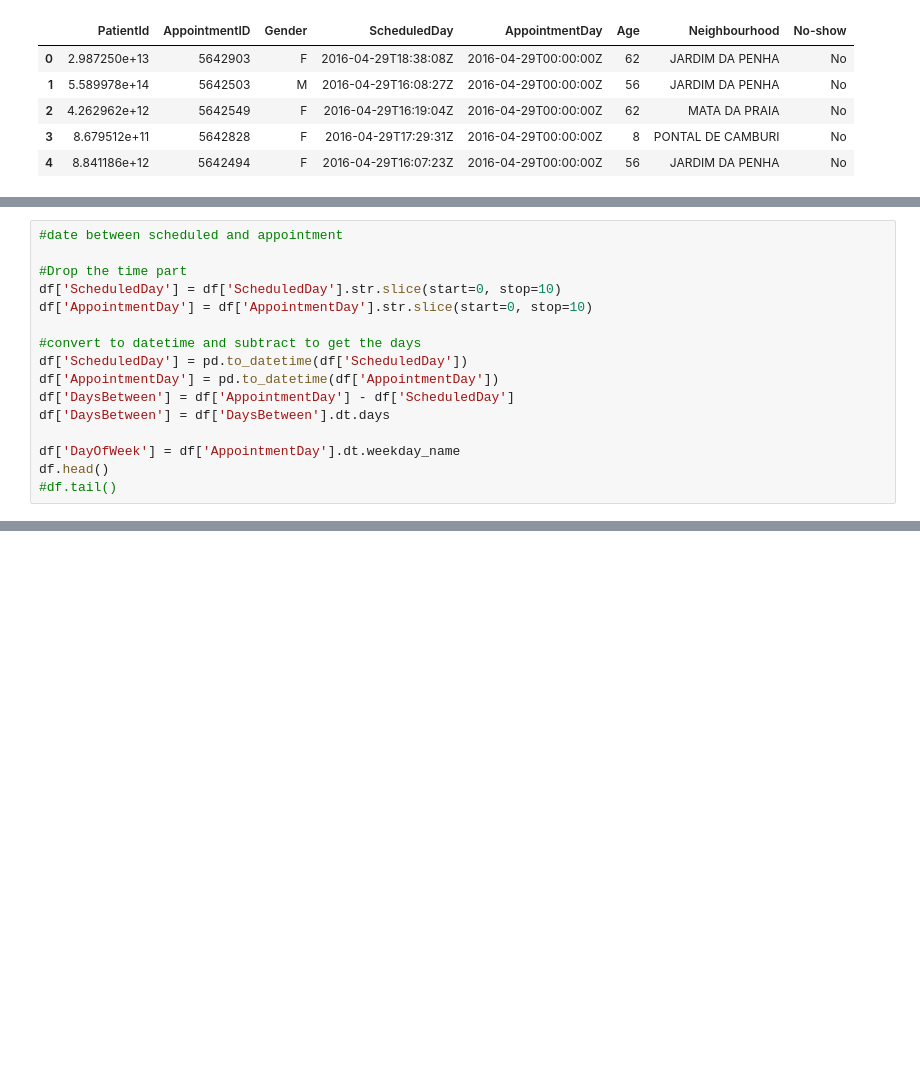
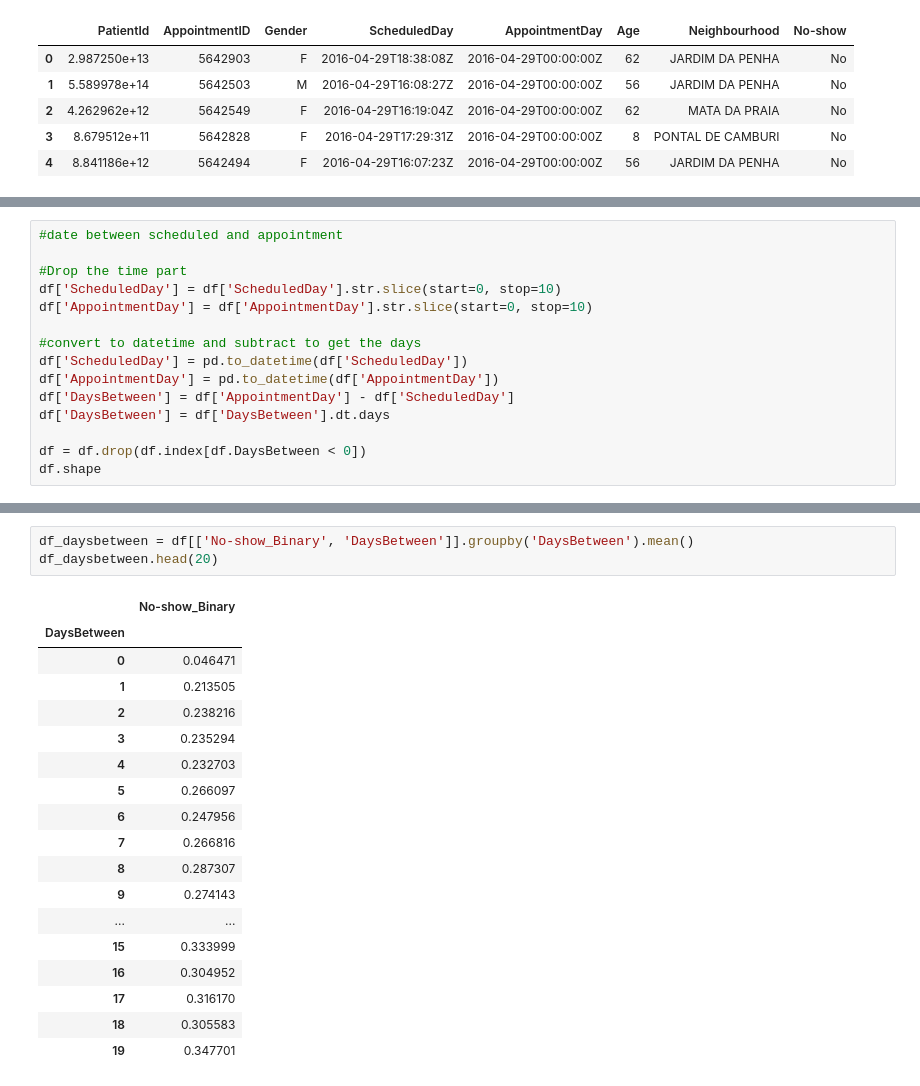
Before and after one commit to cbrands/investigate-a-dataset, a Jupyter notebook: project-2-investigate-a-dataset.ipynb, the cells around one changed output, grey strips where cells are left out. Cells and saved outputs as stored; diff of their text form; blank space fills up the shorter version.

```diff
--- a/project-2-investigate-a-dataset.ipynb
+++ b/project-2-investigate-a-dataset.ipynb
@@ -269,7 +264,6 @@ df['AppointmentDay'] = pd.to_datetime(df['AppointmentDay'])
 df['DaysBetween'] = df['AppointmentDay'] - df['ScheduledDay']
 df['DaysBetween'] = df['DaysBetween'].dt.days
 
-df['DayOfWeek'] = df['AppointmentDay'].dt.weekday_name
-df.head()
-#df.tail()
+df = df.drop(df.index[df.DaysBetween < 0])
+df.shape
 # %% [output]
@@ -289,0 +271,22 @@ SyntaxError: unexpected EOF while parsing (<ipython-input-72-285e653a7849>, line
+# %%
+df_daysbetween = df[['No-show_Binary', 'DaysBetween']].groupby('DaysBetween').mean()
+df_daysbetween.head(20)
+# %% [output]
+|  | No-show_Binary |
+| DaysBetween |  |
+| 0 | 0.046471 |
+| 1 | 0.213505 |
+| 2 | 0.238216 |
+| 3 | 0.235294 |
+| 4 | 0.232703 |
+| 5 | 0.266097 |
+| 6 | 0.247956 |
+| 7 | 0.266816 |
+| 8 | 0.287307 |
+| 9 | 0.274143 |
+| ... | ... |
+| 15 | 0.333999 |
+| 16 | 0.304952 |
+| 17 | 0.316170 |
+| 18 | 0.305583 |
+| 19 | 0.347701 |
```
Also changed, not shown: parts of 9 cells of this notebook.
